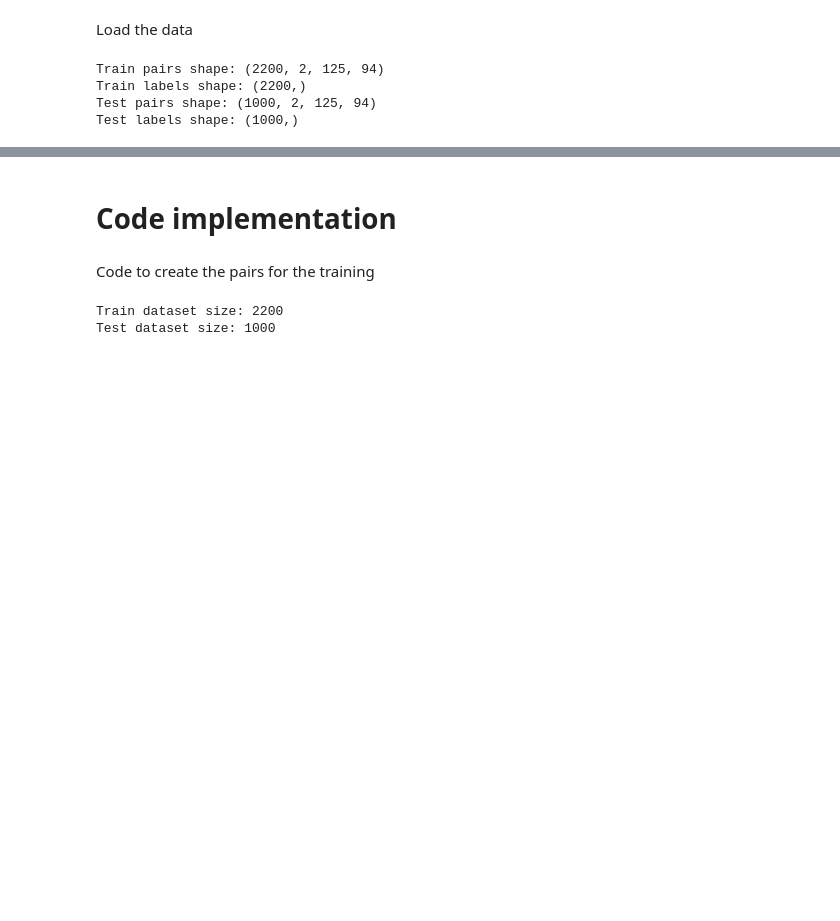
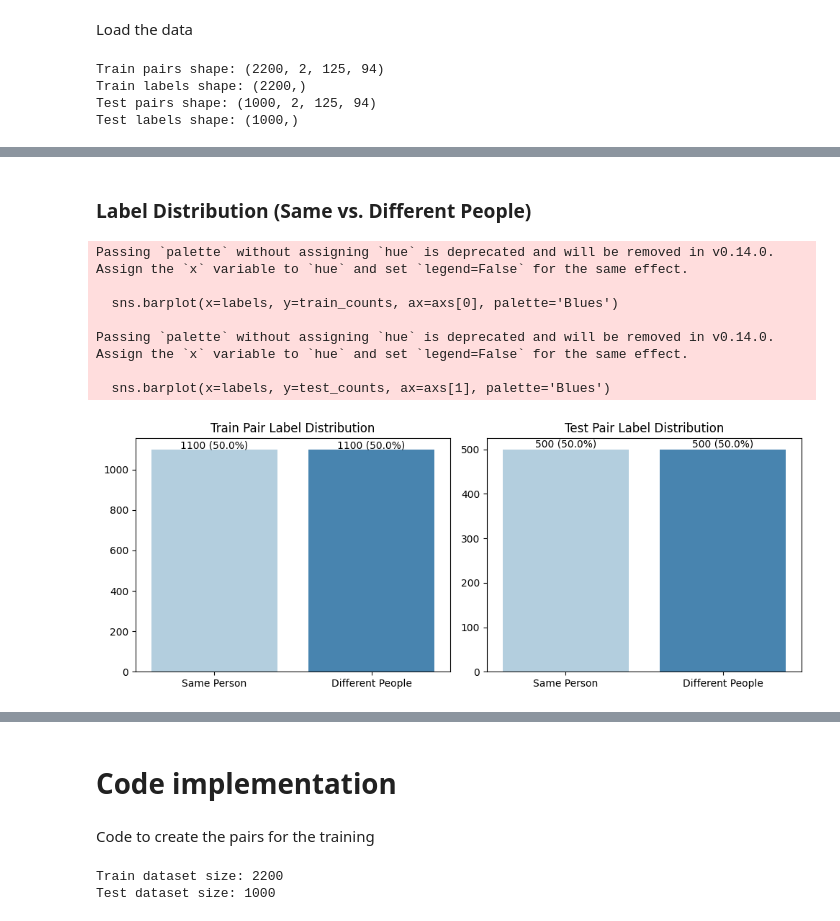
Before and after one commit to KathyAgafonov/DL2, a Jupyter notebook: DL2.ipynb, the cells around one changed output, grey strips where cells are left out. Saved outputs shown, nothing was run; the diff lists cells and outputs as text; code cells hidden in the pictures; blank space fills up the shorter version.

```diff
--- a/DL2.ipynb
+++ b/DL2.ipynb
@@ -103,9 +148,9 @@ def load_lfw_pairs_file(file_path, path_dict):
 from torch.utils.data import DataLoader
 
 # Fetch the dataset (ensure images are downloaded)
-# lfw = fetch_lfw_people(download_if_missing=True, color=False, funneled=True)
+lfw = fetch_lfw_people(download_if_missing=True, color=False, funneled=True)
 
-lfw_path = "lfw2"
+lfw_path = "lfwa/lfw2/lfw2"
 
 # Build image index
 image_paths = build_image_index(lfw_path)
@@ -245,0 +173,43 @@ Test Set: 500 same pairs, 500 different pairs
+# %% [markdown]
+### Label Distribution (Same vs. Different People)
+# %%
+import matplotlib.pyplot as plt
+import seaborn as sns
+import numpy as np
+
+def plot_label_distribution(train_labels, test_labels):
+    labels = ['Same Person', 'Different People']
+    train_counts = [np.sum(train_labels == 1), np.sum(train_labels == 0)]
+    test_counts = [np.sum(test_labels == 1), np.sum(test_labels == 0)]
+
+    fig, axs = plt.subplots(1, 2, figsize=(10, 4))
+
+    # Plot train distribution
+    sns.barplot(x=labels, y=train_counts, ax=axs[0], palette='Blues')
+    axs[0].set_title("Train Pair Label Distribution")
+    total_train = sum(train_counts)
+    for i, count in enumerate(train_counts):
+        percentage = 100 * count / total_train
+        axs[0].text(i, count + 5, f"{count} ({percentage:.1f}%)", ha='center')
+
+    # Plot test distribution
+    sns.barplot(x=labels, y=test_counts, ax=axs[1], palette='Blues')
+    axs[1].set_title("Test Pair Label Distribution")
+    total_test = sum(test_counts)
+    for i, count in enumerate(test_counts):
+        percentage = 100 * count / total_test
+        axs[1].text(i, count + 5, f"{count} ({percentage:.1f}%)", ha='center')
+
+    plt.tight_layout()
+    plt.show()
+
+plot_label_distribution(train_labels, test_labels)
+# %% [output]
+Passing `palette` without assigning `hue` is deprecated and will be removed in v0.14.0. Assign the `x` variable to `hue` and set `legend=False` for the same effect.
+
+  sns.barplot(x=labels, y=train_counts, ax=axs[0], palette='Blues')
+
+Passing `palette` without assigning `hue` is deprecated and will be removed in v0.14.0. Assign the `x` variable to `hue` and set `legend=False` for the same effect.
+
+  sns.barplot(x=labels, y=test_counts, ax=axs[1], palette='Blues')
+[figure, added]
```
Also changed, not shown: parts of 18 cells of this notebook.
